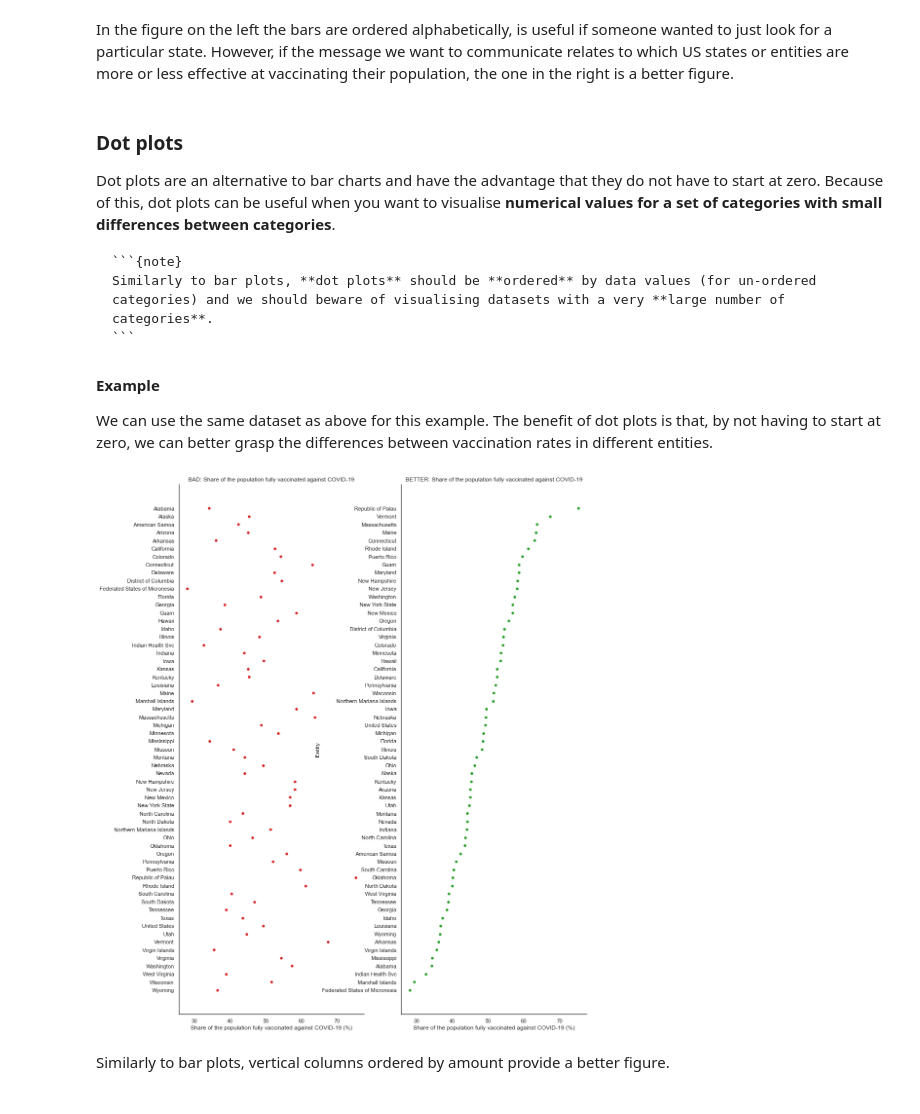
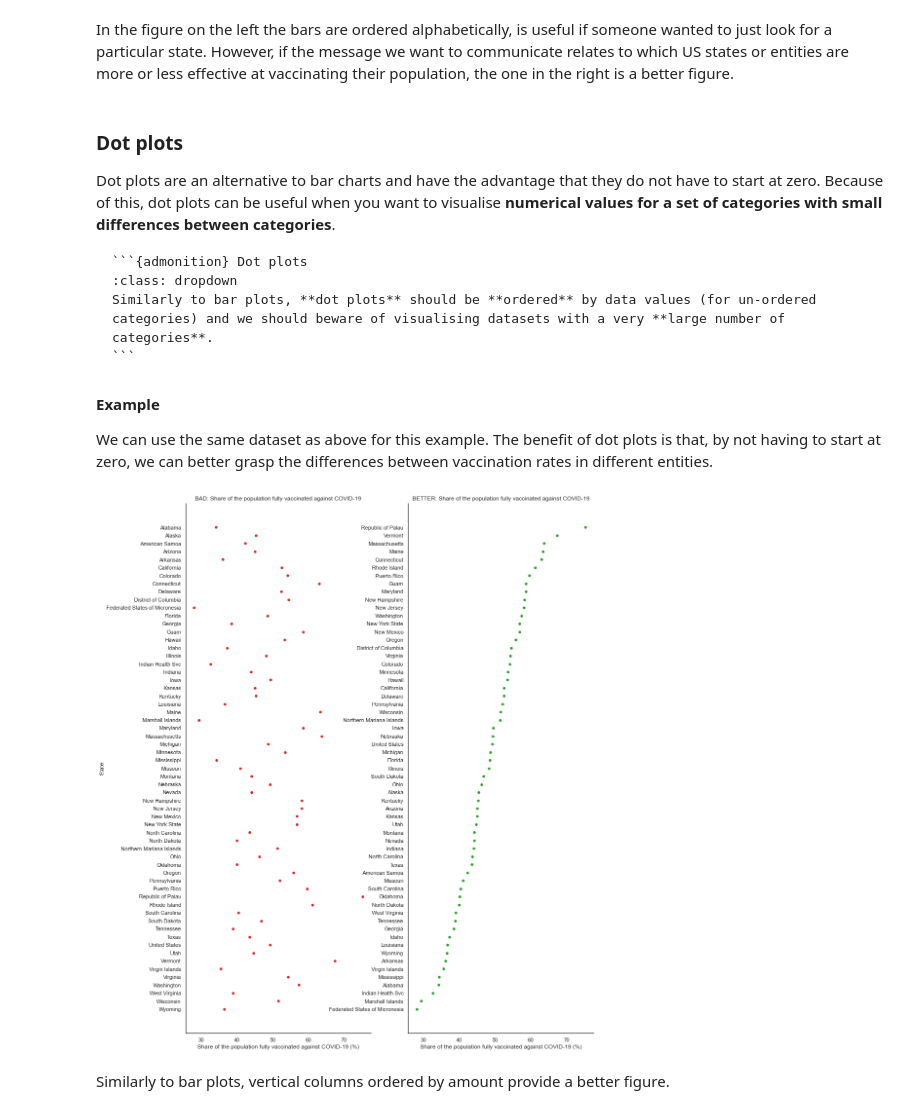
Before and after one commit to alan-turing-institute/rds-course, a Jupyter notebook: coursebook/modules/m3/3.3-Atlas0fVisualisations.ipynb, the cells around one changed output. Drawn from its saved outputs; the diff is of its cells as text; code cells hidden in the pictures.

`````diff
--- a/coursebook/modules/m3/3.3-Atlas0fVisualisations.ipynb
+++ b/coursebook/modules/m3/3.3-Atlas0fVisualisations.ipynb
@@ -78,7 +79,8 @@ Dot plots are an alternative to bar charts and have the advantage that they do n
 dot plots can be useful when you want to visualise **numerical values for a set of categories with small differences between categories**.
 
 ````{margin}
-```{note}
+```{admonition} Dot plots
+:class: dropdown
 Similarly to bar plots, **dot plots** should be **ordered** by data values (for un-ordered categories) and we should beware of visualising datasets with a very **large number of categories**.
 ```
 ````
@@ -88,19 +90,19 @@ We can use the same dataset as above for this example. The benefit of dot plots
 # %%
 # Example of an non useful plot.
 fig, (ax1, ax2) = plt.subplots(1, 2, figsize=(15, 20))
 # Load the dataset
 sns.scatterplot(ax = ax1, x="people_fully_vaccinated_per_hundred", y="Entity", data=df_vaccination_max, color='tab:red')
 ax1.set_title('BAD: Share of the population fully vaccinated against COVID-19',fontsize=12)
 ax1.set_xlabel('Share of the population fully vaccinated against COVID-19 (%)')
 ax1.set_ylabel('State')
 sns.scatterplot(ax=ax2, x="people_fully_vaccinated_per_hundred", y="Entity", data=df_vaccination_sorted, color='tab:green')
 ax2.set_title('BETTER: Share of the population fully vaccinated against COVID-19',fontsize=12)
 ax2.set_xlabel('Share of the population fully vaccinated against COVID-19 (%)')
-ax1.set_ylabel('')
+ax2.set_ylabel('')
 sns.despine(left=False, bottom=False)
 plt.show()
 # %% [output]
-[figure, old version]
+[figure, new version]
 # %% [markdown]
 Similarly to bar plots, vertical columns ordered by amount provide a better figure.
 # %% [markdown]
`````
Also changed, not shown: parts of 21 cells of this notebook, 1 other file.
